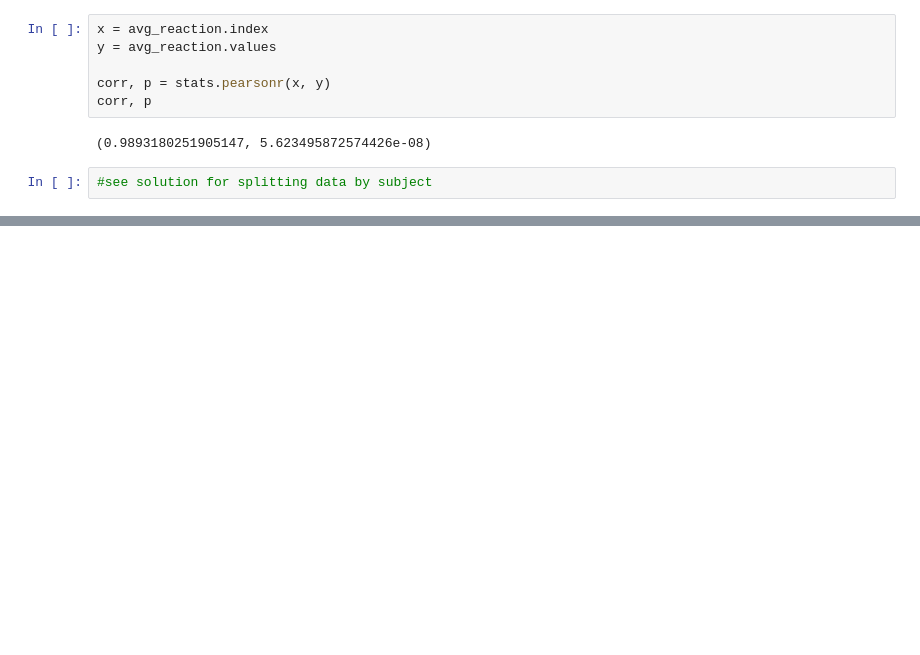
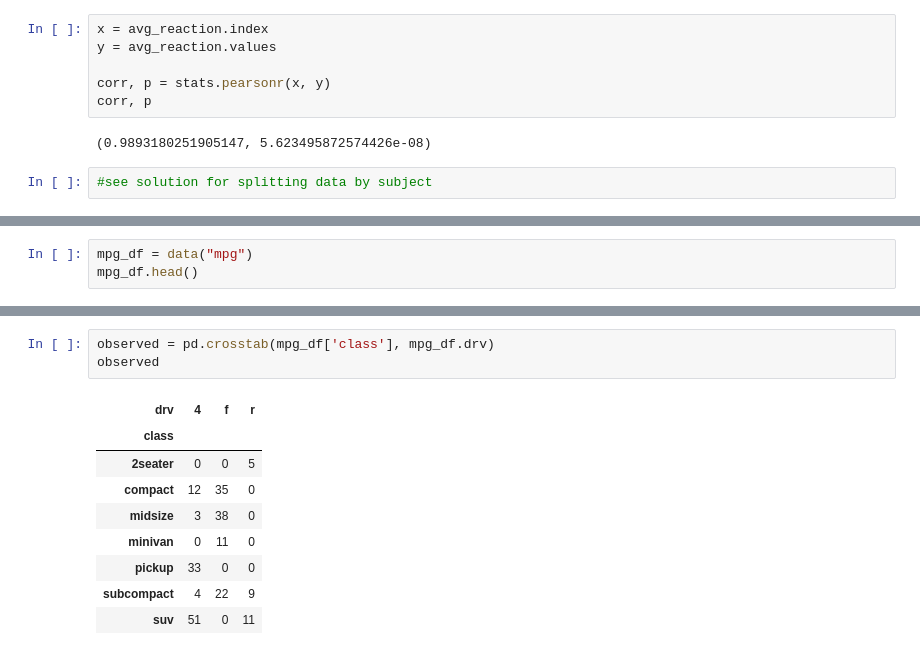
Before and after one commit to david-ryan-alviola/statistics-exercises, a Jupyter notebook: hypothesis_testing.ipynb, the cells around one changed output, grey strips where cells are left out. Cells and saved outputs as stored; diff of their text form; blank space fills up the shorter version.

```diff
--- a/hypothesis_testing.ipynb
+++ b/hypothesis_testing.ipynb
@@ -352,0 +375,3 @@ corr, p
+# %%
+mpg_df = data("mpg")
+mpg_df.head()
@@ -352,0 +385,13 @@ corr, p
+# %%
+observed = pd.crosstab(mpg_df['class'], mpg_df.drv)
+observed
+# %% [output]
+| drv | 4 | f | r |
+| class |  |  |  |
+| 2seater | 0 | 0 | 5 |
+| compact | 12 | 35 | 0 |
+| midsize | 3 | 38 | 0 |
+| minivan | 0 | 11 | 0 |
+| pickup | 33 | 0 | 0 |
+| subcompact | 4 | 22 | 9 |
+| suv | 51 | 0 | 11 |
```
Also changed, not shown: parts of 27 cells of this notebook.
